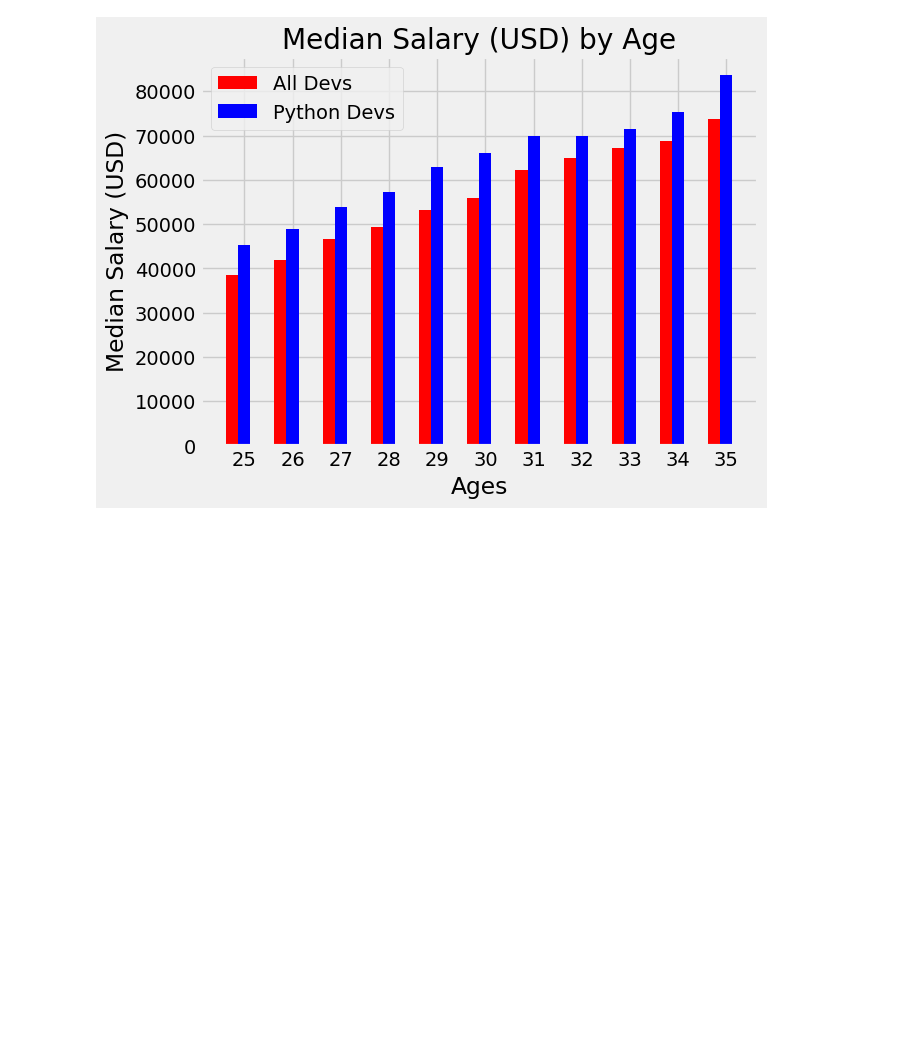
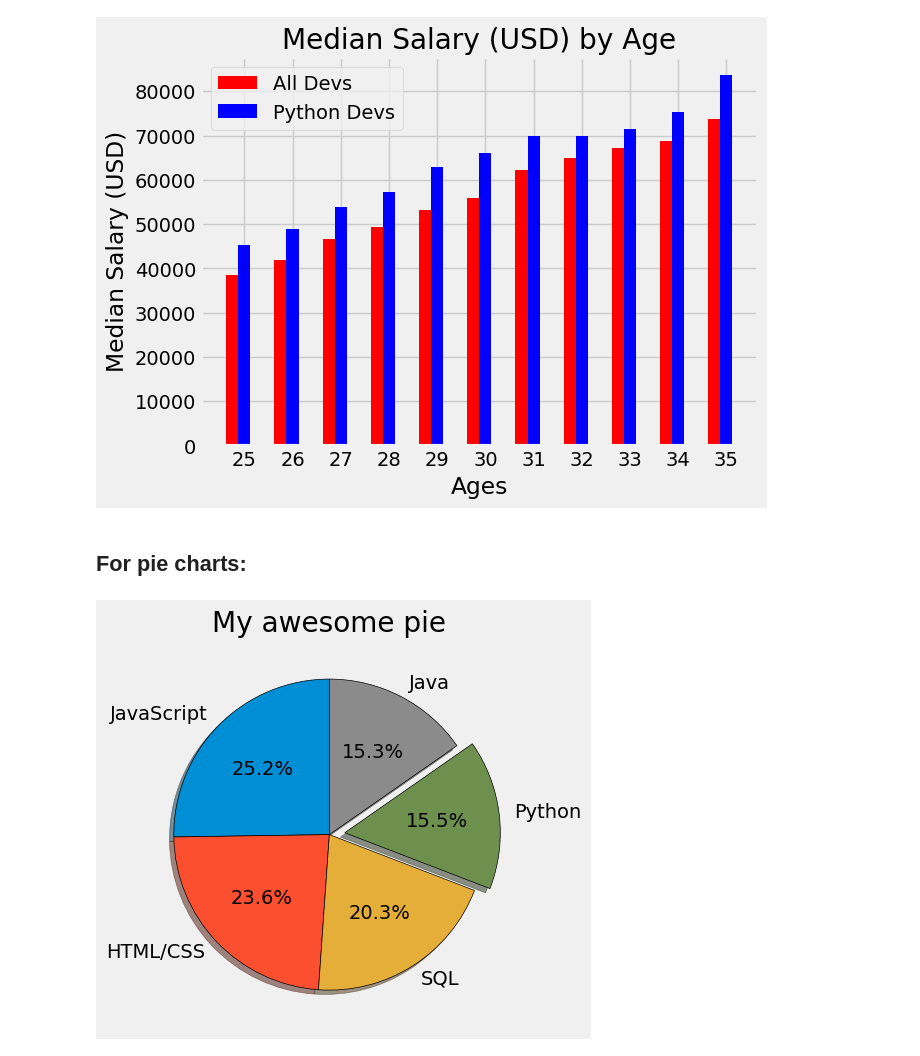
Before and after one commit to sbdrchauhan/python-DS-ML, a Jupyter notebook: 08_matplotlib/code_tryouts.ipynb, the cells around one changed output. Cells and saved outputs as stored; diff of their text form; code cells hidden in the pictures; blank space fills up the shorter version.

Commit message:
pie charts

```diff
--- a/08_matplotlib/code_tryouts.ipynb
+++ b/08_matplotlib/code_tryouts.ipynb
@@ -60,3 +60,36 @@ plt.grid(True)
 plt.show()
 # %% [output]
 [figure]
+# %% [markdown]
+## For pie charts:
+# %%
+from matplotlib import pyplot as plt
+plt.style.use('fivethirtyeight')
+
+# Language Popularity: taking only 5 items
+slices = [59219, 55466, 47544, 36443, 35917]
+labels = ['JavaScript', 'HTML/CSS', 'SQL', 'Python', 'Java']
+explode = [0,0,0,0.1,0]  # to emphasize any pie items
+
+# for complete options you can check docs
+plt.pie(
+    slices,
+    labels=labels,
+    explode=explode,
+    shadow=True,
+    startangle=90,     # rotates pie items
+    autopct='%1.1f%%', # to show % in items
+    wedgeprops={'edgecolor':'black'}
+)
+
+plt.title("My awesome pie")
+plt.show()
+
+# Colors:
+# using hex color codes make look more professional
+# Blue = #008fd5
+# Red = #fc4f30
+# Yellow = #e5ae37
+# Green = #6d904f
+# %% [output]
+[figure, added]
```
Also changed, not shown: 2 other files.
